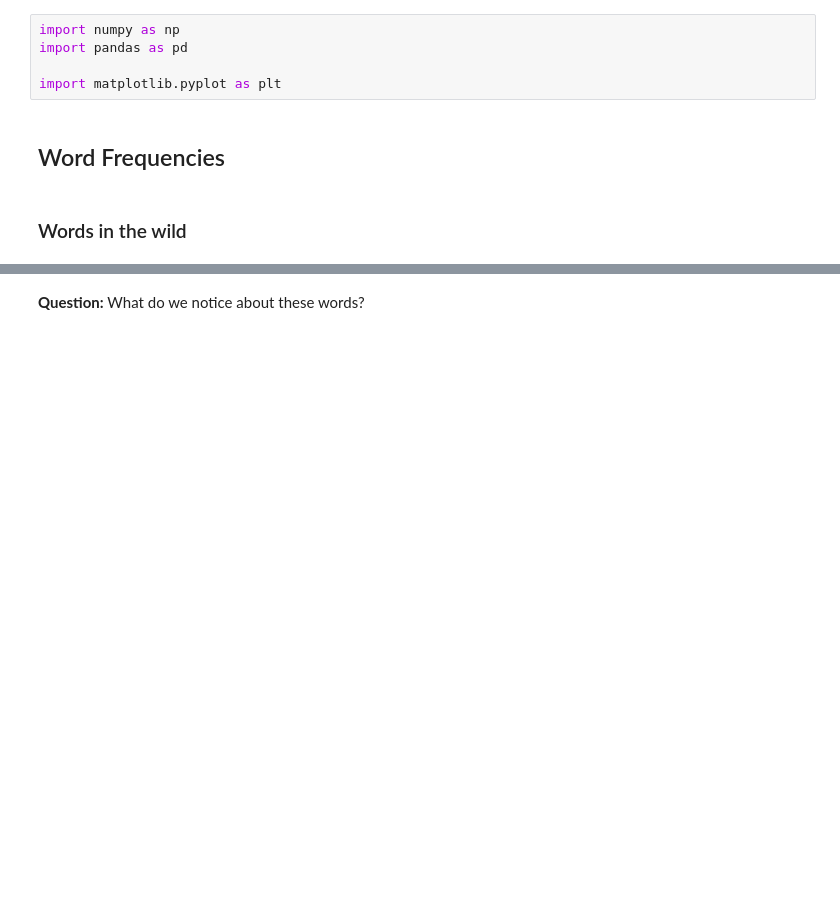
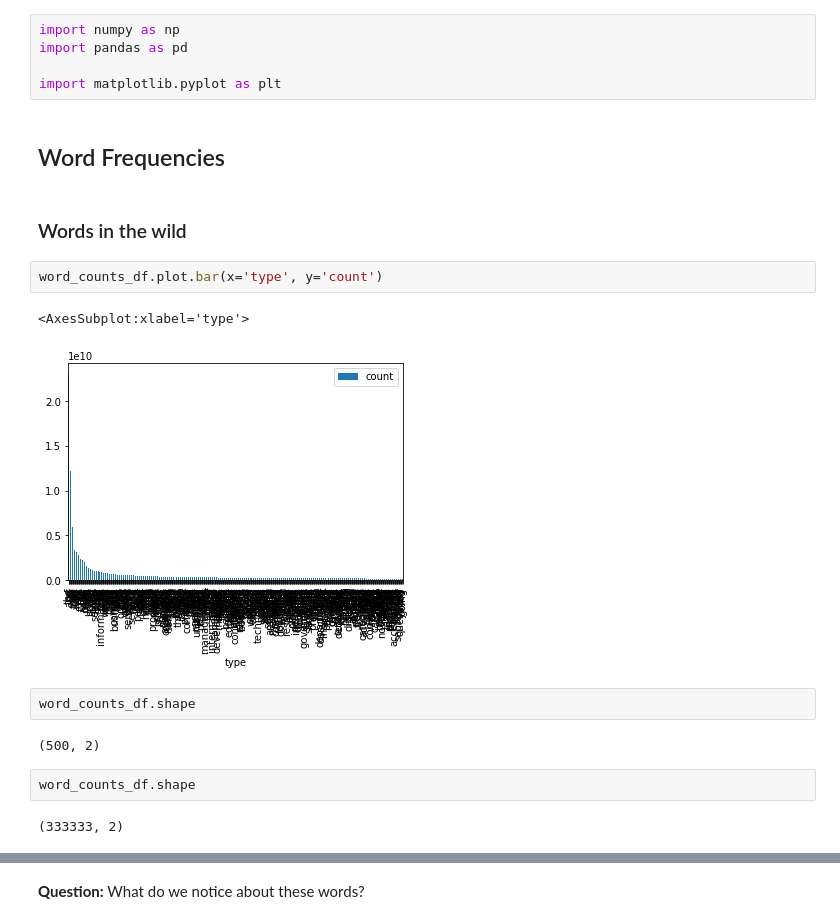
Before and after one commit to BC-COMS-2710/summer21-material, a Jupyter notebook: demo/Demo06.ipynb, the cells around one changed output, grey strips where cells are left out. Saved outputs shown, nothing was run; the diff lists cells and outputs as text; blank space fills up the shorter version.

```diff
--- a/demo/Demo06.ipynb
+++ b/demo/Demo06.ipynb
@@ -9,4 +9,17 @@ import matplotlib.pyplot as plt
 ## Word Frequencies
 # %% [markdown]
 ### Words in the wild
+# %%
+word_counts_df.plot.bar(x='type', y='count')
+# %% [output]
+<AxesSubplot:xlabel='type'>
+[figure, added]
+# %%
+word_counts_df.shape
+# %% [output]
+(500, 2)
+# %%
+word_counts_df.shape
+# %% [output]
+(333333, 2)
 # %%
```
Also changed, not shown: parts of 62 cells of this notebook.
